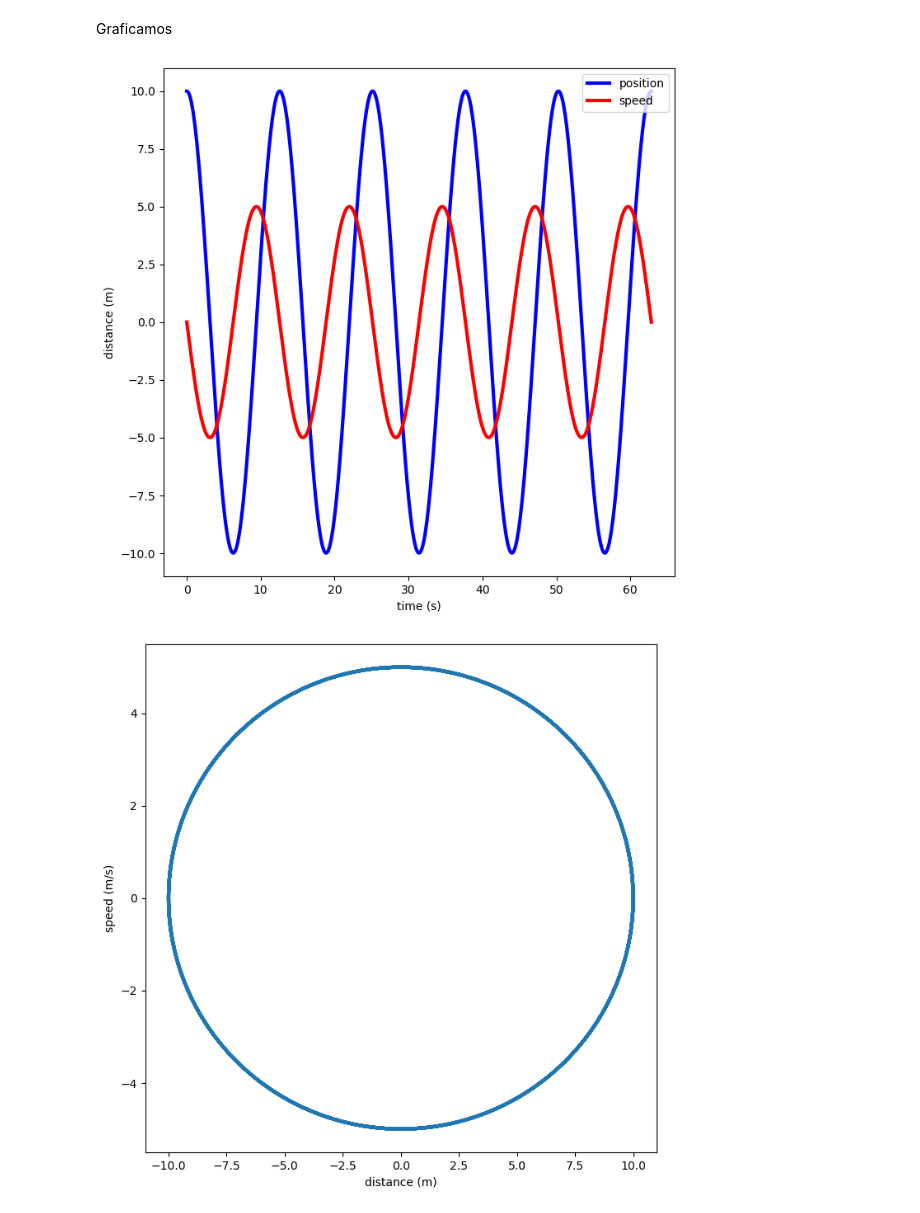
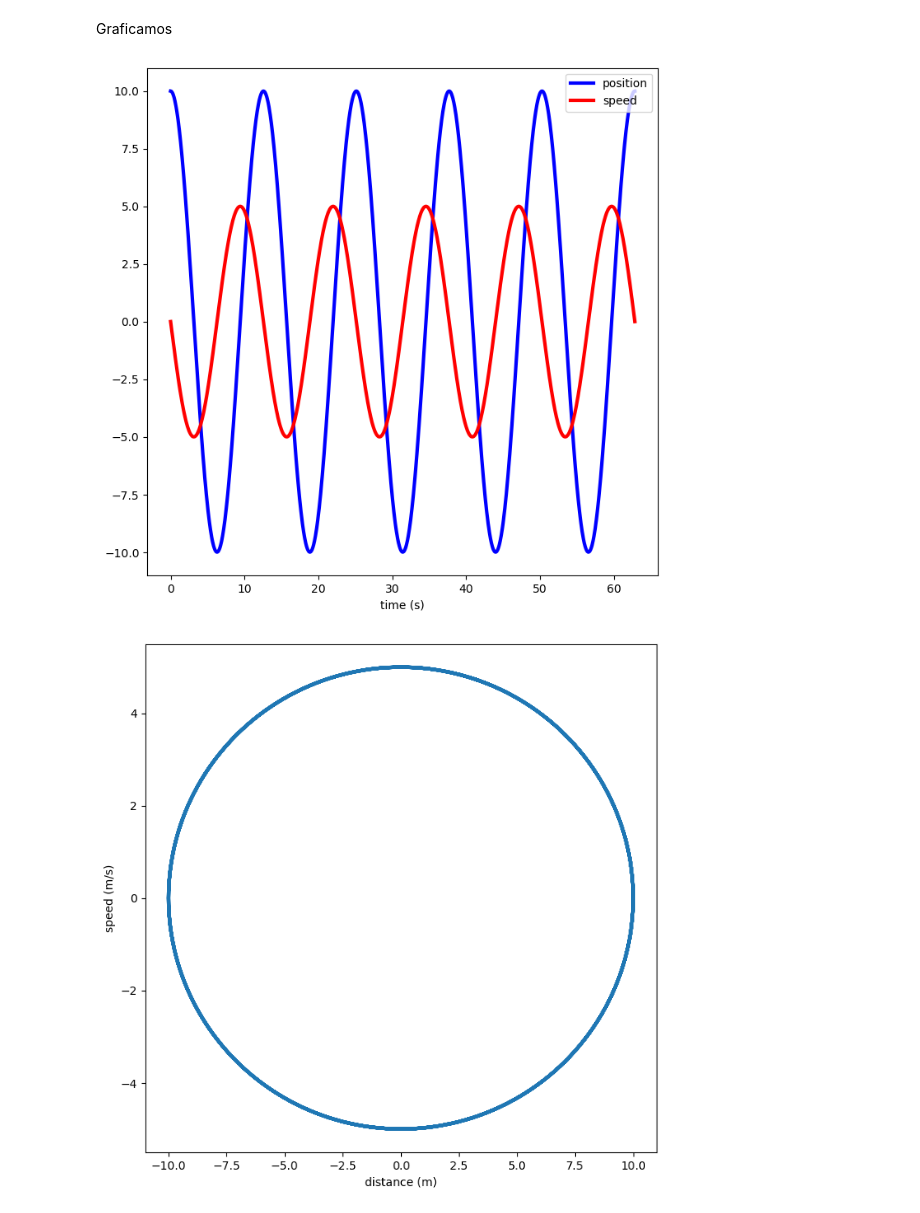
Before and after one commit to TheLightBringer616/Canal-Youtube, a Jupyter notebook: Mecanica_Clasica/Oscilador_Armonico_Simple.ipynb, the cells around one changed output. Cells and saved outputs as stored; diff of their text form; code cells hidden in the pictures.

```diff
--- a/Mecanica_Clasica/Oscilador_Armonico_Simple.ipynb
+++ b/Mecanica_Clasica/Oscilador_Armonico_Simple.ipynb
@@ -96,8 +100,9 @@ d1_x_exact = smp.lambdify((t, k, m), d1_x_explicit, modules='numpy')
 # %% [markdown]
 Creamos un intervalo del tiempo en el que queremos evaluar la solución y otras propiedades como la masa y la aceleración de la gravedad
 # %%
+t0 = 0
+tf = 20*np.pi
 t_size = 2001
-tf = 20*np.pi
 t = np.linspace(t0, tf, t_size)
 # %%
 k = 0.5
@@ -111,14 +116,15 @@ d1_x_sol_exact = d1_x_exact(t, k, m)
 Graficamos
 # %%
 plt.figure(figsize=(8, 8))
+
 plt.plot(t, x_sol_exact, lw=3, c='blue', label='position')
 plt.plot(t, d1_x_sol_exact, lw=3, c='red', label='speed')
+
 plt.xlabel('time (s)')
-plt.ylabel('distance (m)')
 plt.legend()
 plt.show()
 # %% [output]
-[figure, old version]
+[figure, new version]
 # %%
 plt.figure(figsize=(8, 8))
 plt.plot(x_sol_exact, d1_x_sol_exact, lw=3)
```
Also changed, not shown: parts of 7 cells of this notebook, 4 other files.
